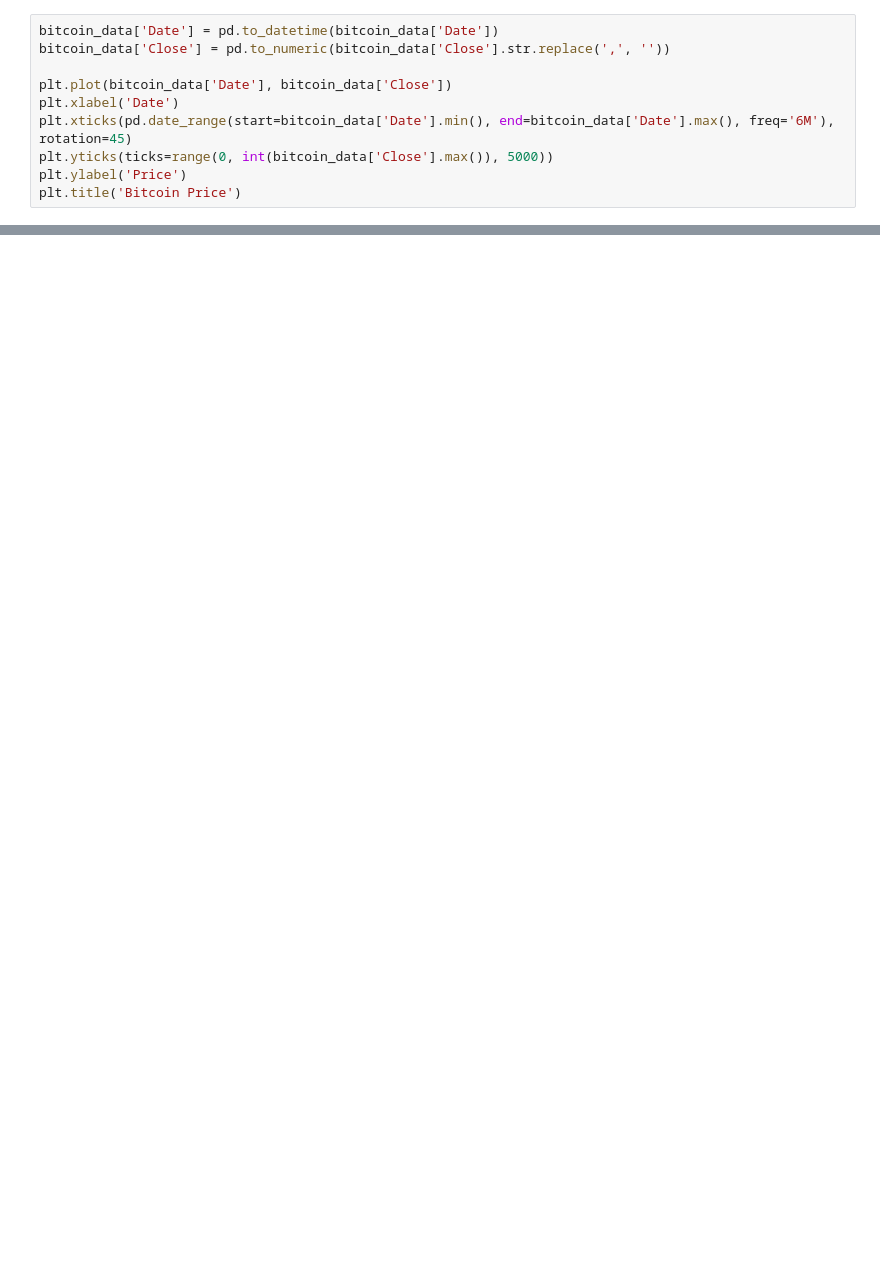
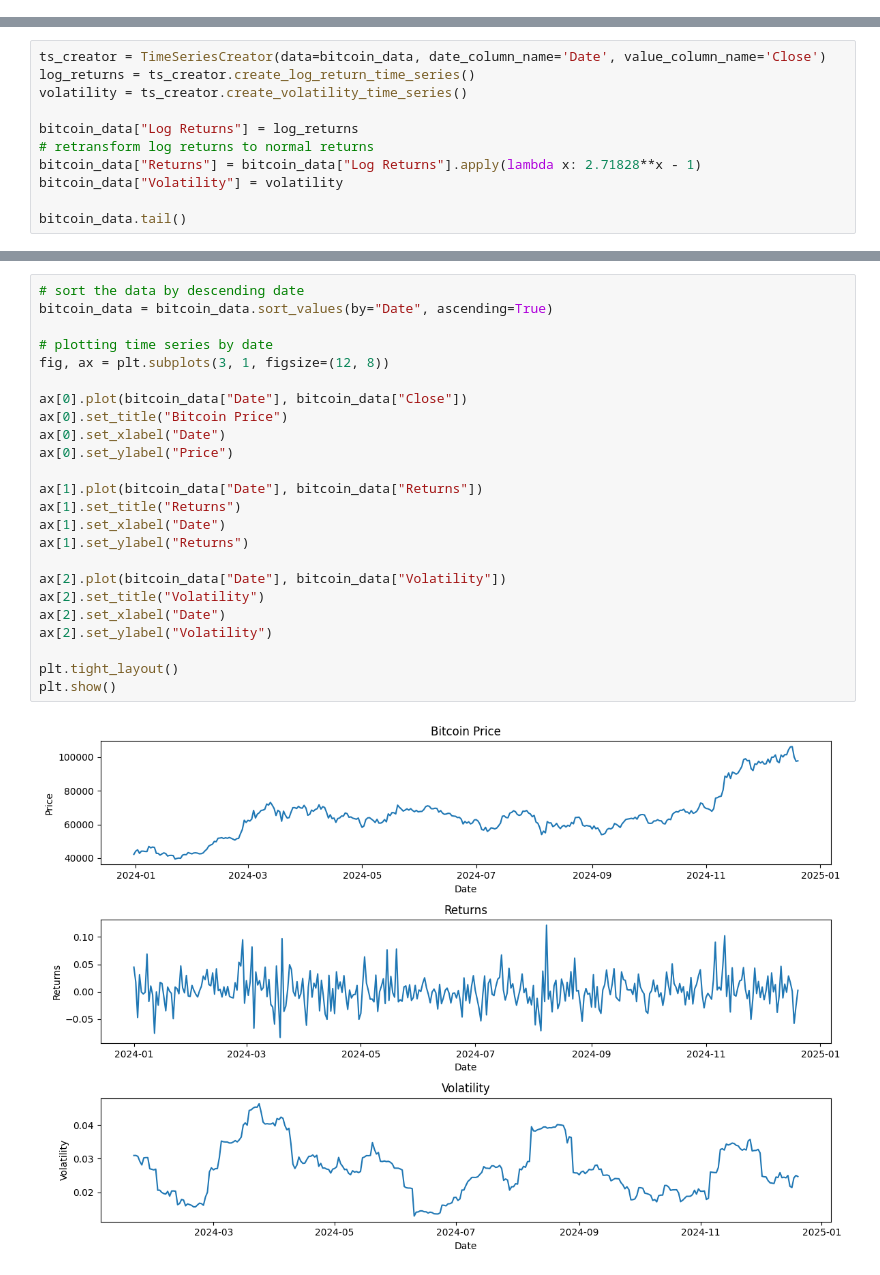
Before and after one commit to emmaebrl/crypto-volatility-lab, a Jupyter notebook: sandbox/explo_time_series.ipynb, the cells around one changed output, grey strips where cells are left out. Cells and saved outputs as stored; diff of their text form; blank space fills up the shorter version.

Commit message:
feat: TimeSeriesCreator

```diff
--- a/sandbox/explo_time_series.ipynb
+++ b/sandbox/explo_time_series.ipynb
@@ -23,10 +18,0 @@ Index(['Date', 'Open', 'High', 'Low', 'Close', 'Adj', 'Volume'], dtype='object')
-# %%
-bitcoin_data['Date'] = pd.to_datetime(bitcoin_data['Date'])
-bitcoin_data['Close'] = pd.to_numeric(bitcoin_data['Close'].str.replace(',', ''))
-
-plt.plot(bitcoin_data['Date'], bitcoin_data['Close'])
-plt.xlabel('Date')
-plt.xticks(pd.date_range(start=bitcoin_data['Date'].min(), end=bitcoin_data['Date'].max(), freq='6M'), rotation=45)
-plt.yticks(ticks=range(0, int(bitcoin_data['Close'].max()), 5000))
-plt.ylabel('Price')
-plt.title('Bitcoin Price')
@@ -35,0 +19,11 @@ Text(0.5, 1.0, 'Bitcoin Price')
+# %%
+ts_creator = TimeSeriesCreator(data=bitcoin_data, date_column_name='Date', value_column_name='Close')
+log_returns = ts_creator.create_log_return_time_series()
+volatility = ts_creator.create_volatility_time_series()
+
+bitcoin_data["Log Returns"] = log_returns
+# retransform log returns to normal returns
+bitcoin_data["Returns"] = bitcoin_data["Log Returns"].apply(lambda x: 2.71828**x - 1)
+bitcoin_data["Volatility"] = volatility
+
+bitcoin_data.tail()
@@ -35,0 +37,26 @@ Text(0.5, 1.0, 'Bitcoin Price')
+# %%
+# sort the data by descending date
+bitcoin_data = bitcoin_data.sort_values(by="Date", ascending=True)
+
+# plotting time series by date
+fig, ax = plt.subplots(3, 1, figsize=(12, 8))
+
+ax[0].plot(bitcoin_data["Date"], bitcoin_data["Close"])
+ax[0].set_title("Bitcoin Price")
+ax[0].set_xlabel("Date")
+ax[0].set_ylabel("Price")
+
+ax[1].plot(bitcoin_data["Date"], bitcoin_data["Returns"])
+ax[1].set_title("Returns")
+ax[1].set_xlabel("Date")
+ax[1].set_ylabel("Returns")
+
+ax[2].plot(bitcoin_data["Date"], bitcoin_data["Volatility"])
+ax[2].set_title("Volatility")
+ax[2].set_xlabel("Date")
+ax[2].set_ylabel("Volatility")
+
+plt.tight_layout()
+plt.show()
+# %% [output]
+[figure, added]
```
Also changed, not shown: parts of 6 cells of this notebook, 3 other files.
